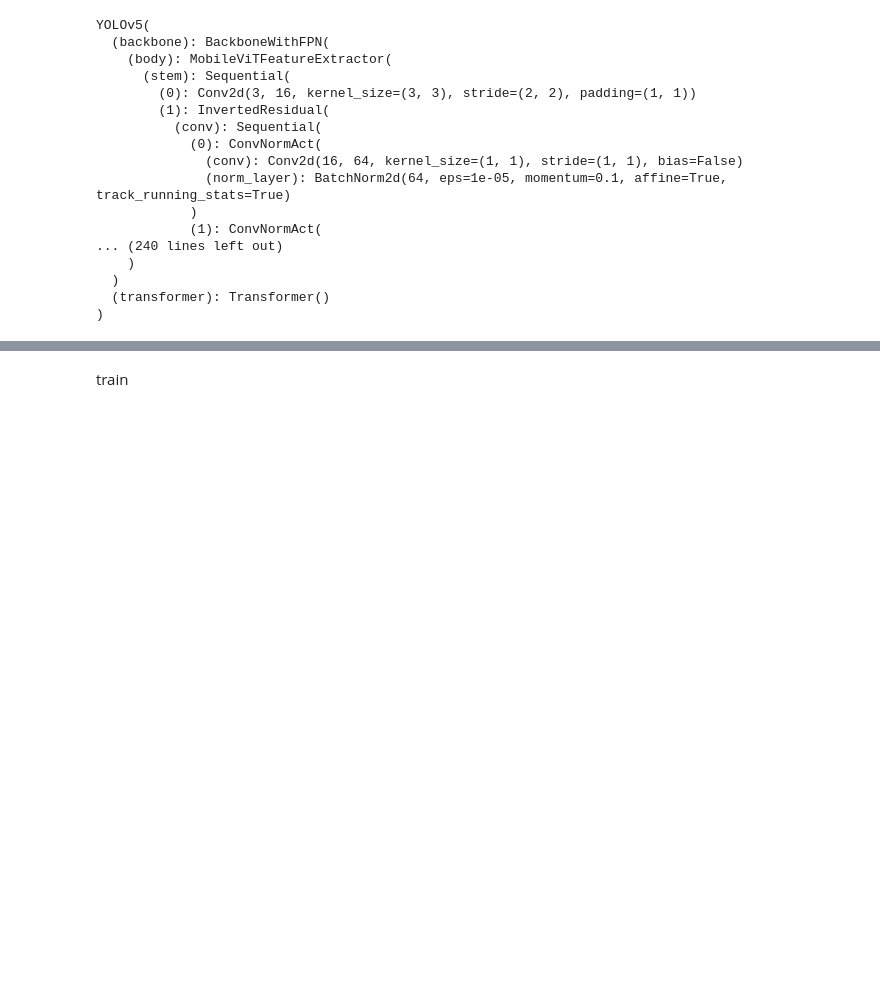
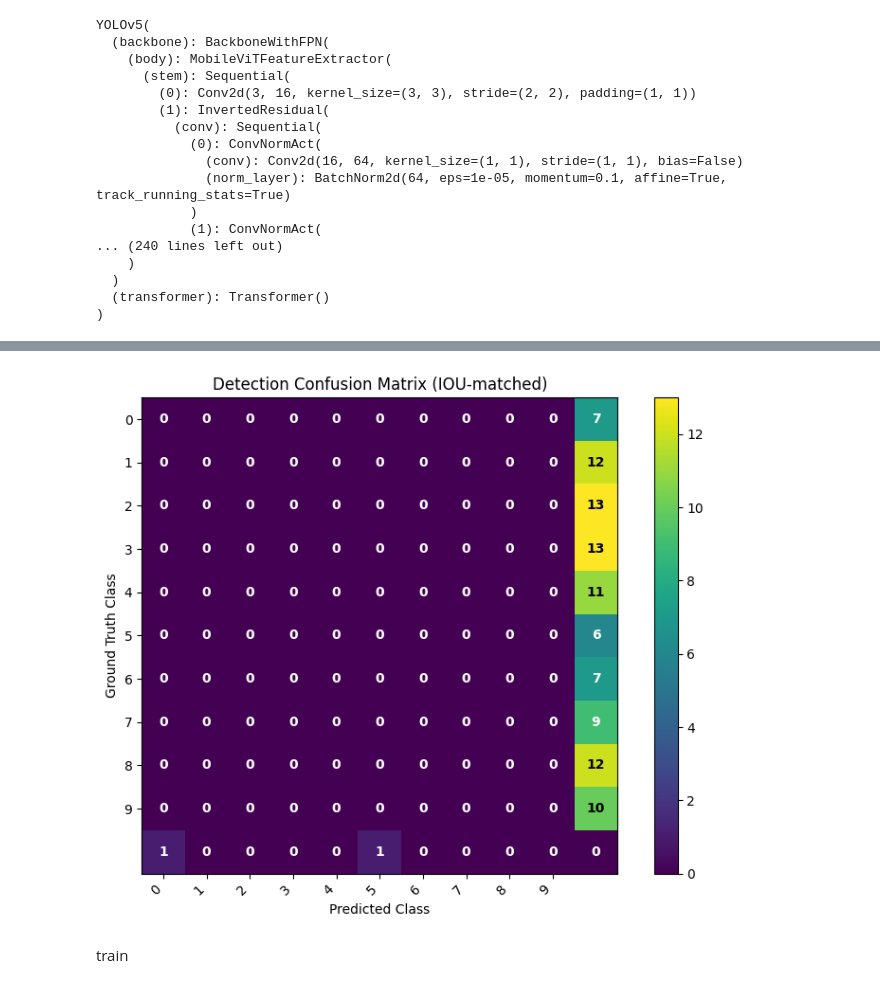
Before and after one commit to schiWasTaken/YOLOv5-PyTorch, a Jupyter notebook: demo_ann.ipynb, the cells around one changed output, grey strips where cells are left out. Cells and saved outputs as stored; diff of their text form; code cells hidden in the pictures; blank space fills up the shorter version.

Commit message:
confusion matrix impl

```diff
--- a/demo_ann.ipynb
+++ b/demo_ann.ipynb
@@ -229,9 +229,9 @@ from PIL import Image
 from torchvision import transforms
 
 classes = (
-  "1", "2", "3", "4", "5", "6", "7", "8", "9", "0",)
+  "0", "1", "2", "3", "4", "5", "6", "7", "8", "9")
 
-model = yolo.YOLOv5(11, img_sizes=(640, 640), score_thresh=0.25)
+model = yolo.YOLOv5(10, img_sizes=(640, 640), score_thresh=0.25)
 model.eval()
 # %% [output]
 YOLOv5(
@@ -391,21 +391,25 @@ def preprocess_tensor(img: torch.Tensor,
 # %%
 import torch
 import torchvision.transforms.functional as F
-iters = 5
+iters = 100
+all_gts = []
+all_preds = []
 
 for i, data in enumerate(d):
     images = data.images
     targets = data.targets
 
     images = [preprocess_tensor(img, target=640, margin=0.20, place_random=False) for img in images]
-    images = torch.stack(images, dim=0)   # [B,3,640,640]
+    images = torch.stack(images, dim=0)
 
     with torch.no_grad():
-        results, losses = model(images)
+        results, losses, batch_gts, batch_preds = model(images, targets)
 
-    # images' saving names
-    save = [os.path.join(output_dir, "{}.jpg".format(tgt["image_id"].item())) for tgt in targets]
-    yolo.show(images, results, ds.classes, save)
+    all_gts.extend(batch_gts)
+    all_preds.extend(batch_preds)
+
+    # save = [os.path.join(output_dir, f"{tgt['image_id'].item()}.jpg") for tgt in targets]
+    # yolo.show(images, results, ds.classes, save)
 
     if i >= iters - 1:
         break
@@ -418,3 +416,16 @@ for i, data in enumerate(d):
+# %%
+from metrics.detection_metrics import build_confusion_matrix, display_confusion_matrix
+conf = build_confusion_matrix(
+    all_gts,
+    all_preds,
+    num_classes=len(ds.classes),
+    iou_threshold=0.5,
+    gt_box_format='xyxy'
+)
+
+display_confusion_matrix(conf, ds.classes)
+# %% [output]
+[figure, added]
 # %%
 # import os
 # import json
```
Also changed, not shown: parts of 3 cells of this notebook, 4 other files.
